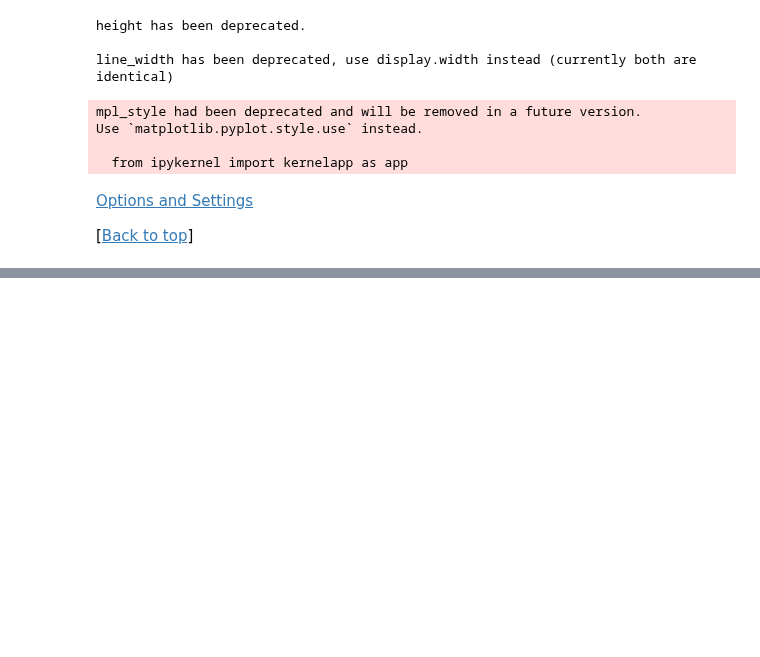
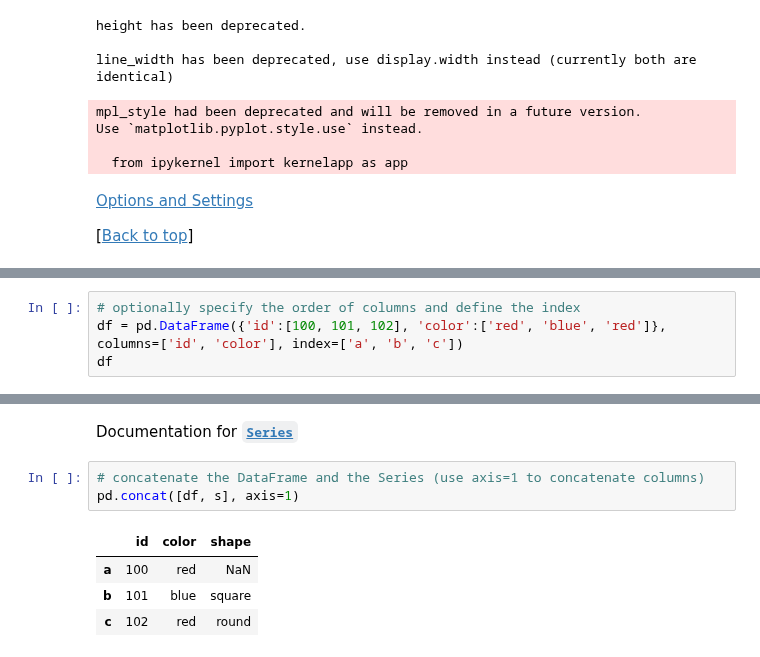
Before and after one commit to justmarkham/pandas-videos, a Jupyter notebook: pandas.ipynb, the cells around one changed output, grey strips where cells are left out. Drawn from its saved outputs; the diff is of its cells as text; blank space fills up the shorter version.

```diff
--- a/pandas.ipynb
+++ b/pandas.ipynb
@@ -3194,0 +3206,4 @@ Use `matplotlib.pyplot.style.use` instead.
+# %%
+# optionally specify the order of columns and define the index
+df = pd.DataFrame({'id':[100, 101, 102], 'color':['red', 'blue', 'red']}, columns=['id', 'color'], index=['a', 'b', 'c'])
+df
@@ -3194,0 +3287,10 @@ Use `matplotlib.pyplot.style.use` instead.
+# %% [markdown]
+Documentation for [**`Series`**](http://pandas.pydata.org/pandas-docs/stable/generated/pandas.Series.html)
+# %%
+# concatenate the DataFrame and the Series (use axis=1 to concatenate columns)
+pd.concat([df, s], axis=1)
+# %% [output]
+|  | id | color | shape |
+| a | 100 | red | NaN |
+| b | 101 | blue | square |
+| c | 102 | red | round |
```
Also changed, not shown: parts of 15 cells of this notebook, 1 other file.
